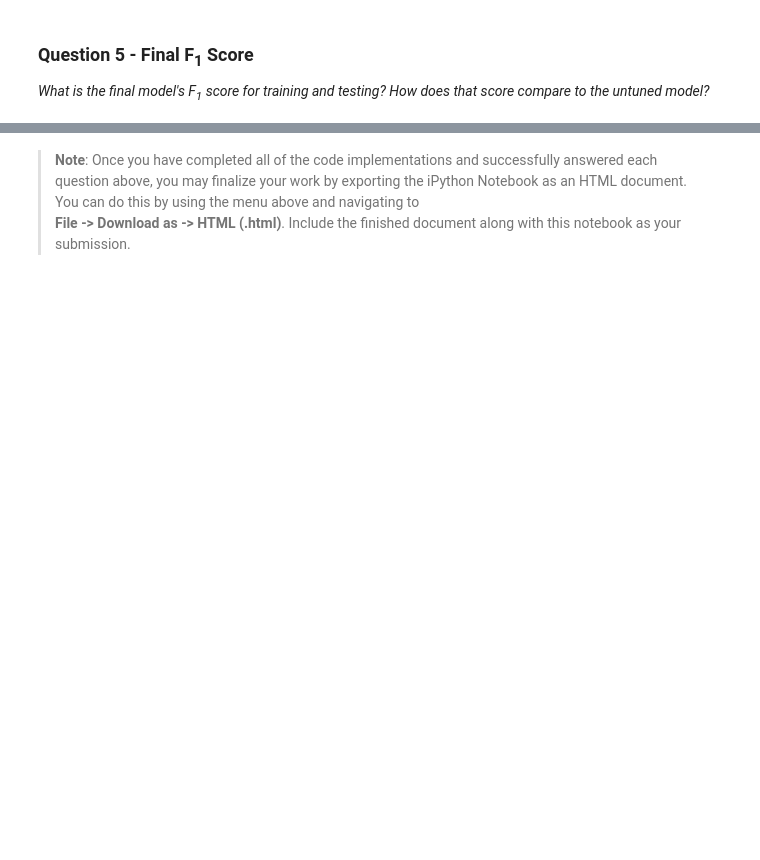
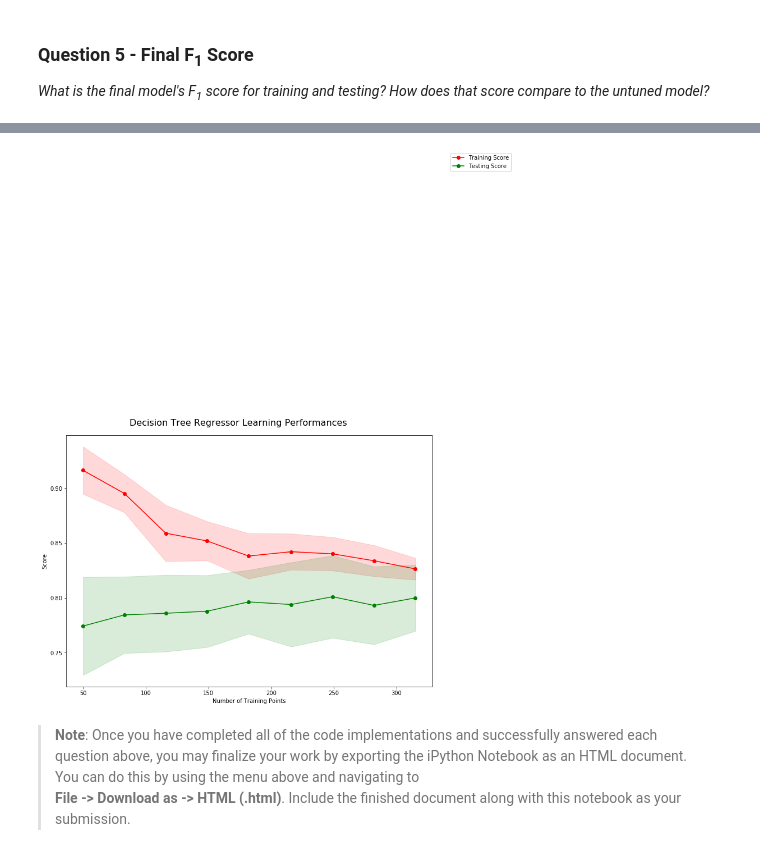
Before and after one commit to brayan07/machine-learning, a Jupyter notebook: projects/student_intervention/student_intervention.ipynb, the cells around one changed output, grey strips where cells are left out. Cells and saved outputs as stored; diff of their text form; code cells hidden in the pictures; blank space fills up the shorter version.

Commit message:
Finished first draft of supervised learning project

```diff
--- a/projects/student_intervention/student_intervention.ipynb
+++ b/projects/student_intervention/student_intervention.ipynb
@@ -404,3 +450,69 @@ Fine tune the chosen model. Use grid search (`GridSearchCV`) with at least one i
+# %%
+###########################################
+# Suppress matplotlib user warnings
+# Necessary for newer version of matplotlib
+import warnings
+warnings.filterwarnings("ignore", category = UserWarning, module = "matplotlib")
+#
+# Display inline matplotlib plots with IPython
+from IPython import get_ipython
+get_ipython().run_line_magic('matplotlib', 'inline')
+###########################################
+
+import matplotlib.pyplot as pl
+import numpy as np
+import sklearn.learning_curve as curves
+from sklearn.tree import DecisionTreeRegressor
+from sklearn.cross_validation import ShuffleSplit, train_test_split
+from sklearn.metrics import make_scorer
+
+
+def ModelLearning(X, y,regressor):
+    """ Calculates the performance of several models with varying sizes of training data.
+        The learning and testing scores for each model are then plotted. """
+
+    # Create 10 cross-validation sets for training and testing
+    cv = ShuffleSplit(X.shape[0], n_iter = 10, test_size = 0.20, random_state = 0)
+
+    # Generate the training set sizes increasing by 50
+    train_sizes = np.rint(np.linspace(50, X.shape[0]*0.8 - 1, 9)).astype(int)
+    # Create the figure window
+    fig = pl.figure(figsize=(10,7))
+
+    # Calculate the training and testing scores
+    sizes, train_scores, test_scores = curves.learning_curve(regressor, X, y, \
+        cv = cv, train_sizes = train_sizes, scoring = f1_scorer)
+
+    # Find the mean and standard deviation for smoothing
+    train_std = np.std(train_scores, axis = 1)
+    train_mean = np.mean(train_scores, axis = 1)
+    test_std = np.std(test_scores, axis = 1)
+    test_mean = np.mean(test_scores, axis = 1)
+
+    # Subplot the learning curve
+    ax = fig.add_subplot(1,1,1)
+    ax.plot(sizes, train_mean, 'o-', color = 'r', label = 'Training Score')
+    ax.plot(sizes, test_mean, 'o-', color = 'g', label = 'Testing Score')
+    ax.fill_between(sizes, train_mean - train_std, \
+        train_mean + train_std, alpha = 0.15, color = 'r')
+    ax.fill_between(sizes, test_mean - test_std, \
+        test_mean + test_std, alpha = 0.15, color = 'g')
+
+    # Labels
+    #ax.set_title('max_depth = %s'%(depth))
+    ax.set_xlabel('Number of Training Points')
+    ax.set_ylabel('Score')
+    #ax.set_xlim([0, X.shape[0]*0.8])
+    #ax.set_ylim([-0.05, 1.05])
+
+    # Visual aesthetics
+    ax.legend(bbox_to_anchor=(1.05, 2.05), loc='lower left', borderaxespad = 0.)
+    fig.suptitle('Decision Tree Regressor Learning Performances', fontsize = 16, y = 1.03)
+    fig.tight_layout()
+    fig.show()
+ModelLearning(X_all,y_all,clf)
+# %% [output]
+[figure, added]
 # %% [markdown]
 > **Note**: Once you have completed all of the code implementations and successfully answered each question above, you may finalize your work by exporting the iPython Notebook as an HTML document. You can do this by using the menu above and navigating to
 **File -> Download as -> HTML (.html)**. Include the finished document along with this notebook as your submission.
```
Also changed, not shown: parts of 12 cells of this notebook, 1 other file.
